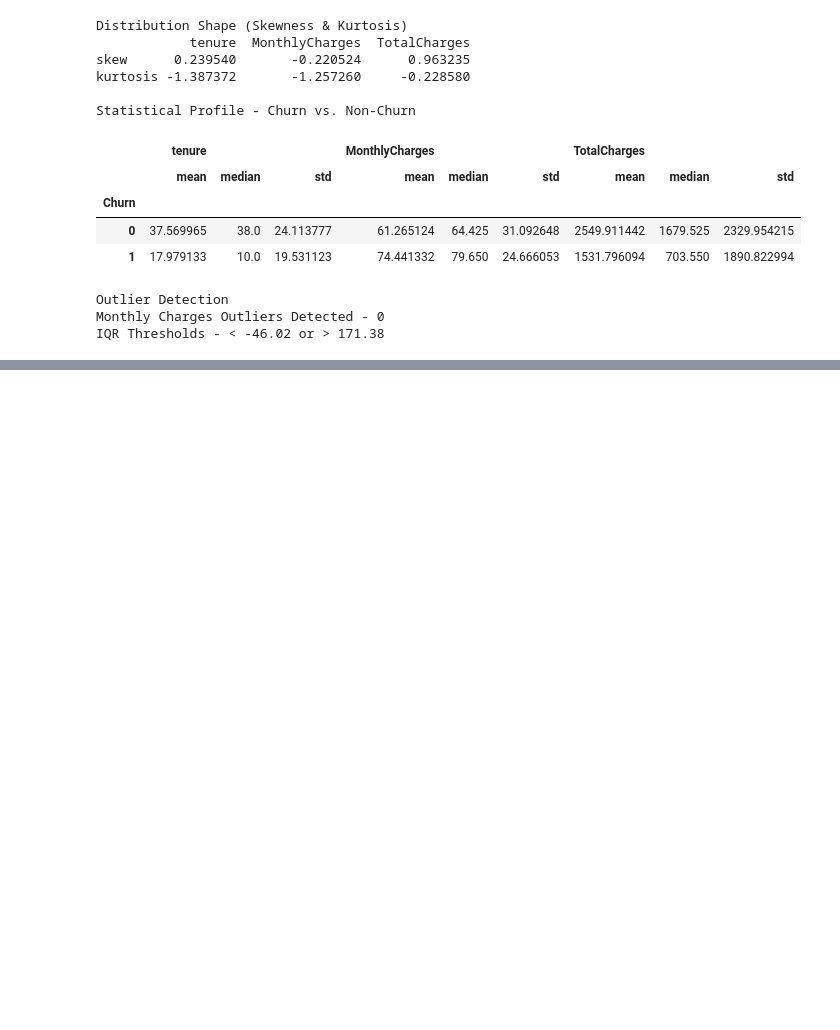
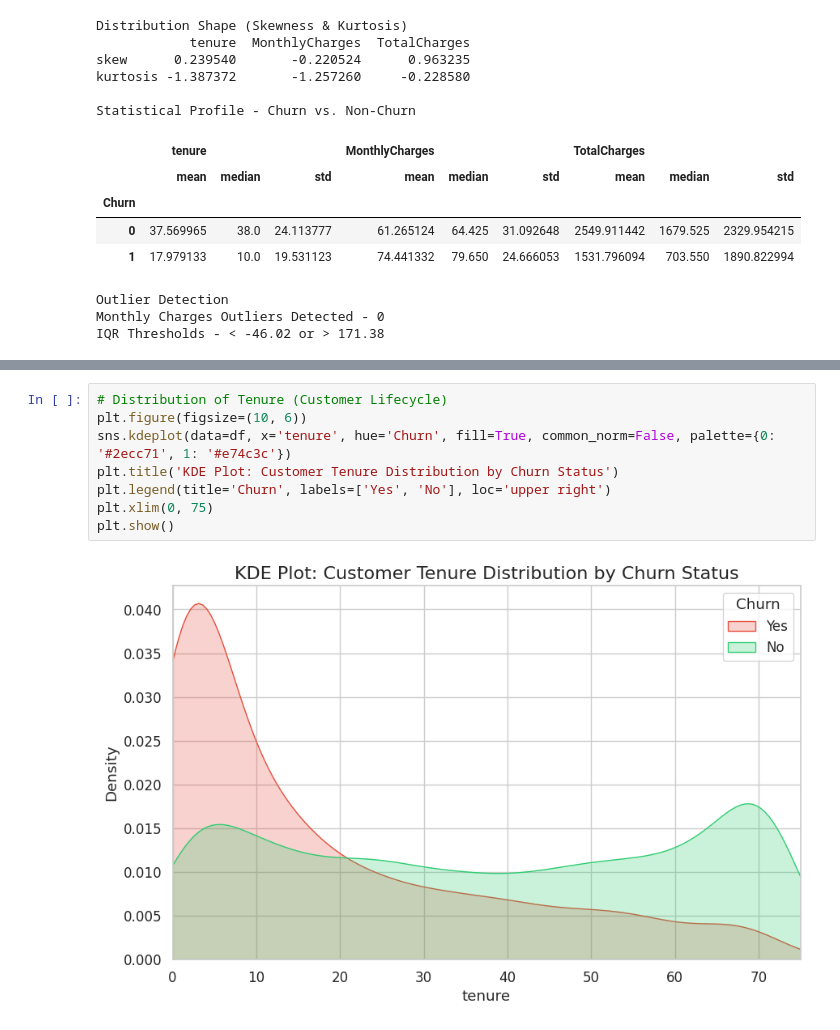
Before and after one commit to VIHANGAGIT/Telco-Customer-Churn-Analysis, a Jupyter notebook: telco_customer_churn_21021007.ipynb, the cells around one changed output, grey strips where cells are left out. Saved outputs shown, nothing was run; the diff lists cells and outputs as text; blank space fills up the shorter version.

```diff
--- a/telco_customer_churn_21021007.ipynb
+++ b/telco_customer_churn_21021007.ipynb
@@ -199,0 +240,10 @@ IQR Thresholds - < -46.02 or > 171.38
+# %%
+# Distribution of Tenure (Customer Lifecycle)
+plt.figure(figsize=(10, 6))
+sns.kdeplot(data=df, x='tenure', hue='Churn', fill=True, common_norm=False, palette={0: '#2ecc71', 1: '#e74c3c'})
+plt.title('KDE Plot: Customer Tenure Distribution by Churn Status')
+plt.legend(title='Churn', labels=['Yes', 'No'], loc='upper right')
+plt.xlim(0, 75)
+plt.show()
+# %% [output]
+[figure, added]
```
Also changed, not shown: parts of 13 cells of this notebook.
